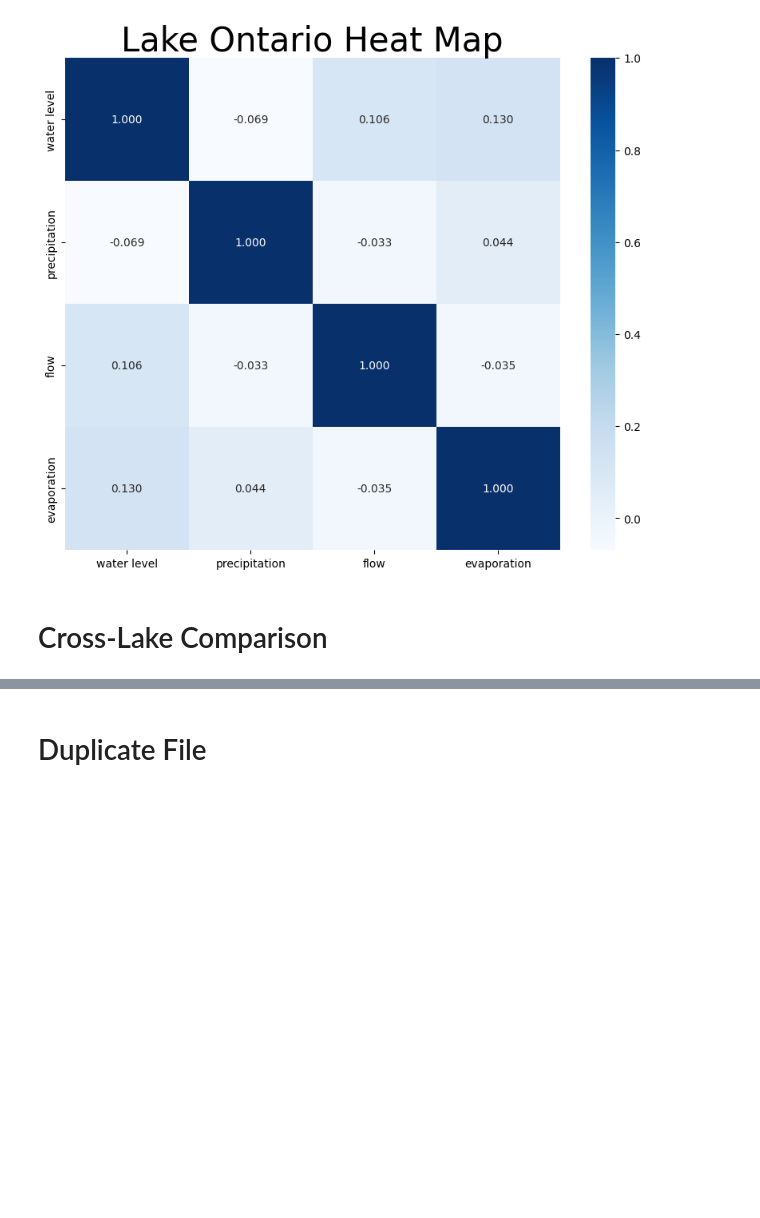
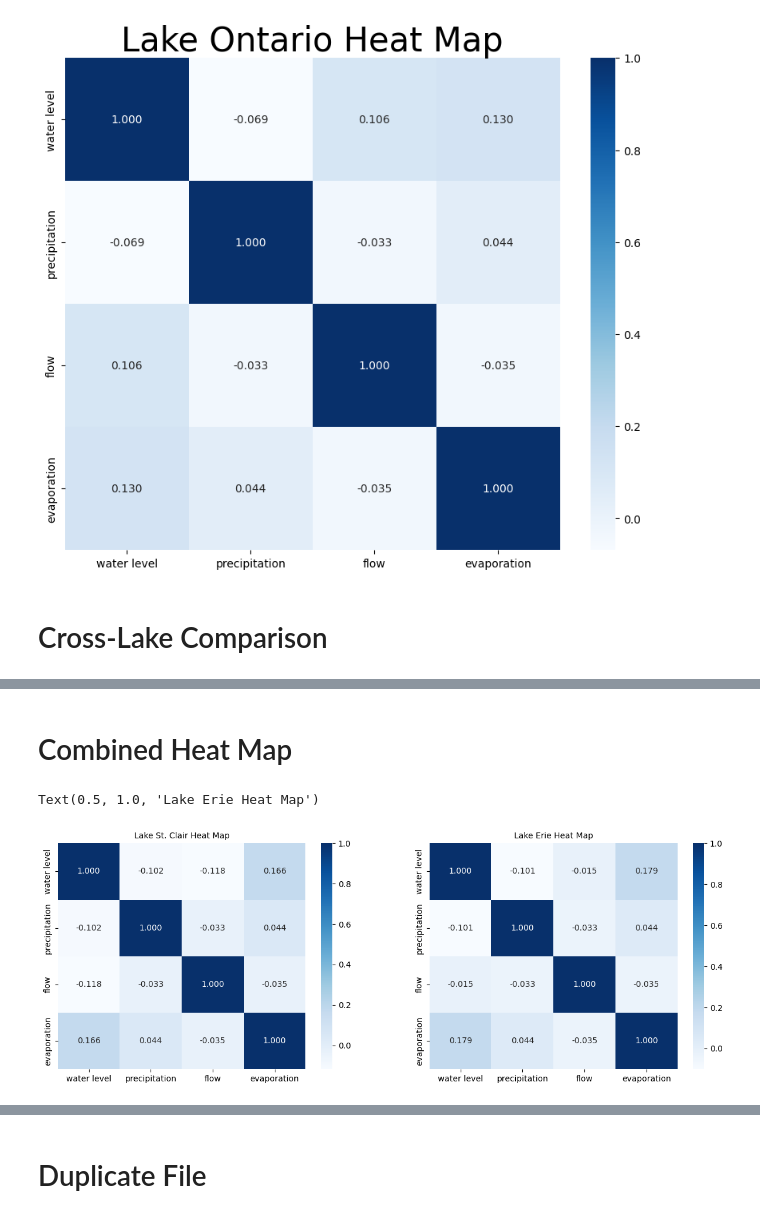
Before and after one commit to EmilioD19/Math-42-Final-Project, a Jupyter notebook: Stochastic Model.ipynb, the cells around one changed output, grey strips where cells are left out. Cells and saved outputs as stored; diff of their text form; code cells hidden in the pictures; blank space fills up the shorter version.

```diff
--- a/Stochastic Model.ipynb
+++ b/Stochastic Model.ipynb
@@ -1119,0 +1275,17 @@ Text(0.5, 0, 'Lake')
+# %% [markdown]
+# Combined Heat Map
+# %%
+
+superior_1988_numeric = superior_1988.iloc[:,2:6]
+
+
+fig, axes = plt.subplots(1,2, figsize = (15,5))
+
+sns.heatmap(clair_1988_numeric.corr(), ax = axes[0], annot = True, fmt='.3f', cmap='Blues')
+axes[0].set_title("Lake St. Clair Heat Map", fontsize = 10)
+
+sns.heatmap(eerie_1988_numeric.corr(), ax = axes[1], annot = True, fmt='.3f', cmap='Blues')
+axes[1].set_title("Lake Erie Heat Map", fontsize = 10)
+# %% [output]
+Text(0.5, 1.0, 'Lake Erie Heat Map')
+[figure, added]
```
Also changed, not shown: parts of 20 cells of this notebook, 1 other file.
